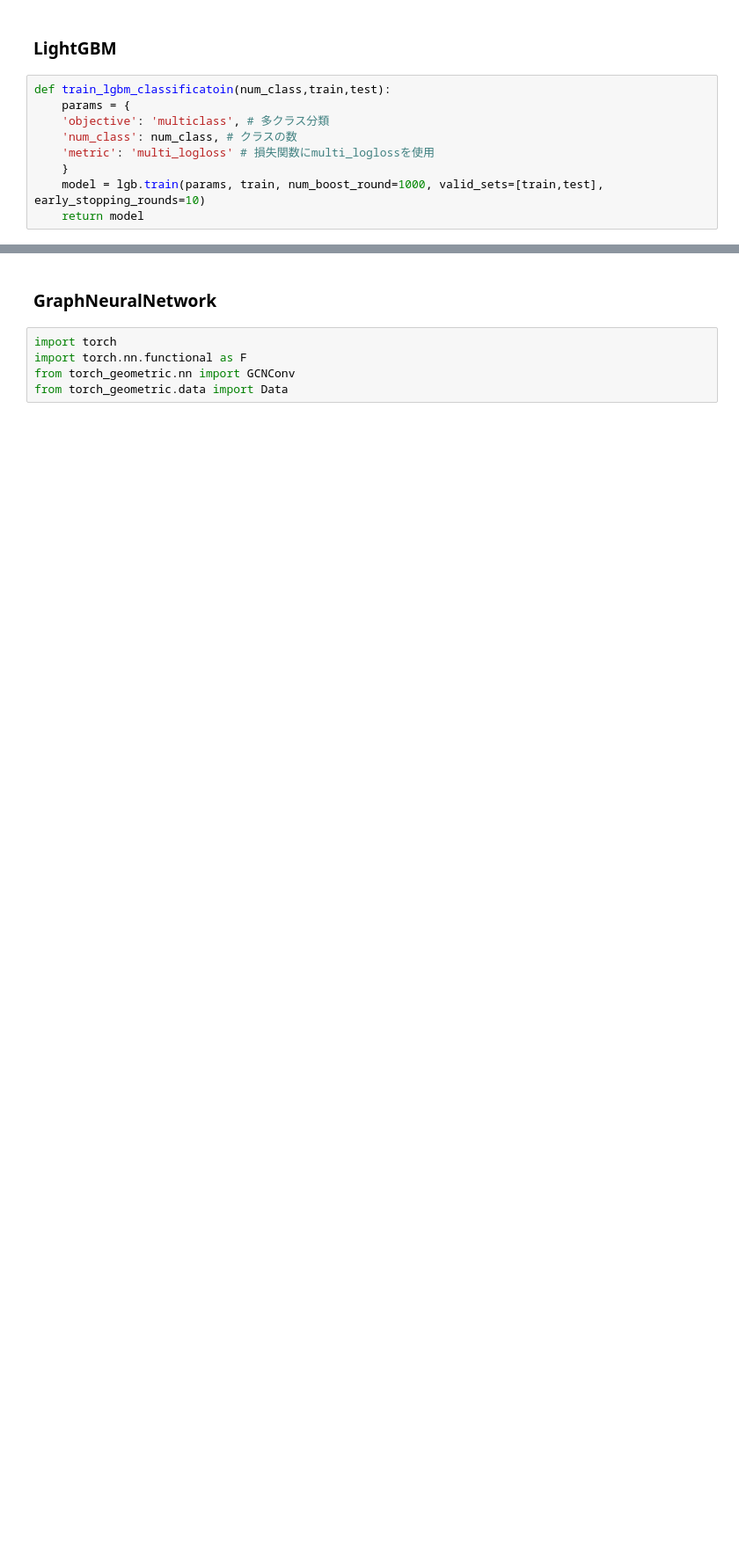
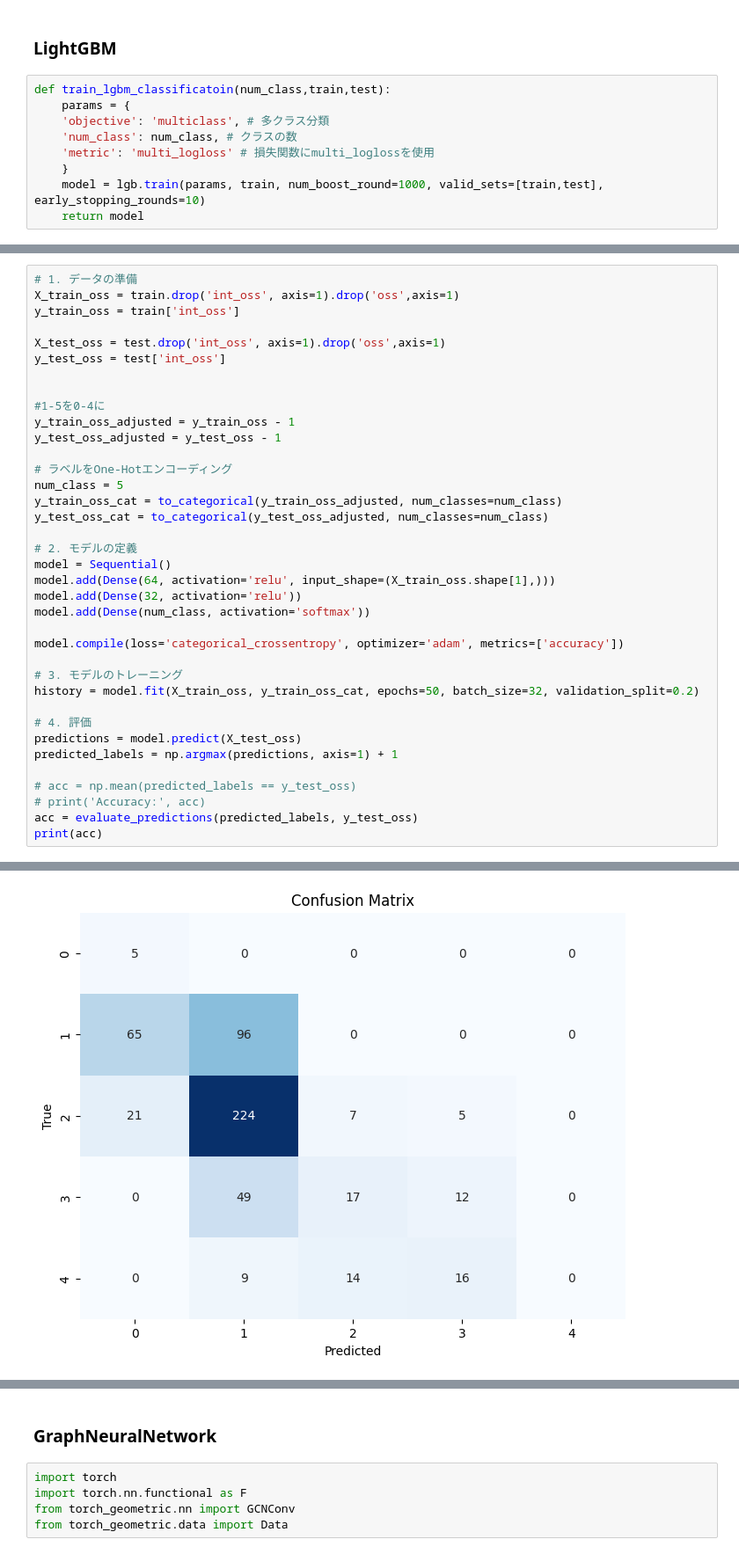
Before and after one commit to BuntinJP/ml, a Jupyter notebook: multiclass-classification.ipynb, the cells around one changed output, grey strips where cells are left out. Shown at 88% size. Drawn from its saved outputs; the diff is of its cells as text; blank space fills up the shorter version.

```diff
--- a/multiclass-classification.ipynb
+++ b/multiclass-classification.ipynb
@@ -168,0 +232,38 @@ test_data_sleepiness = lgb.Dataset(X_test_sleepiness, label=y_test_sleepiness, r
+# %%
+# 1. データの準備
+X_train_oss = train.drop('int_oss', axis=1).drop('oss',axis=1)
+y_train_oss = train['int_oss']
+
+X_test_oss = test.drop('int_oss', axis=1).drop('oss',axis=1)
+y_test_oss = test['int_oss']
+
+
+#1-5を0-4に
+y_train_oss_adjusted = y_train_oss - 1
+y_test_oss_adjusted = y_test_oss - 1
+
+# ラベルをOne-Hotエンコーディング
+num_class = 5
+y_train_oss_cat = to_categorical(y_train_oss_adjusted, num_classes=num_class)
+y_test_oss_cat = to_categorical(y_test_oss_adjusted, num_classes=num_class)
+
+# 2. モデルの定義
+model = Sequential()
+model.add(Dense(64, activation='relu', input_shape=(X_train_oss.shape[1],)))
+model.add(Dense(32, activation='relu'))
+model.add(Dense(num_class, activation='softmax'))
+
+model.compile(loss='categorical_crossentropy', optimizer='adam', metrics=['accuracy'])
+
+# 3. モデルのトレーニング
+history = model.fit(X_train_oss, y_train_oss_cat, epochs=50, batch_size=32, validation_split=0.2)
+
+# 4. 評価
+predictions = model.predict(X_test_oss)
+predicted_labels = np.argmax(predictions, axis=1) + 1
+
+# acc = np.mean(predicted_labels == y_test_oss)
+# print('Accuracy:', acc)
+acc = evaluate_predictions(predicted_labels, y_test_oss)
+print(acc)
+# %% [output]
@@ -168,0 +287 @@ test_data_sleepiness = lgb.Dataset(X_test_sleepiness, label=y_test_sleepiness, r
+[figure, added]
```
Also changed, not shown: parts of 15 cells of this notebook, 2 other files.
